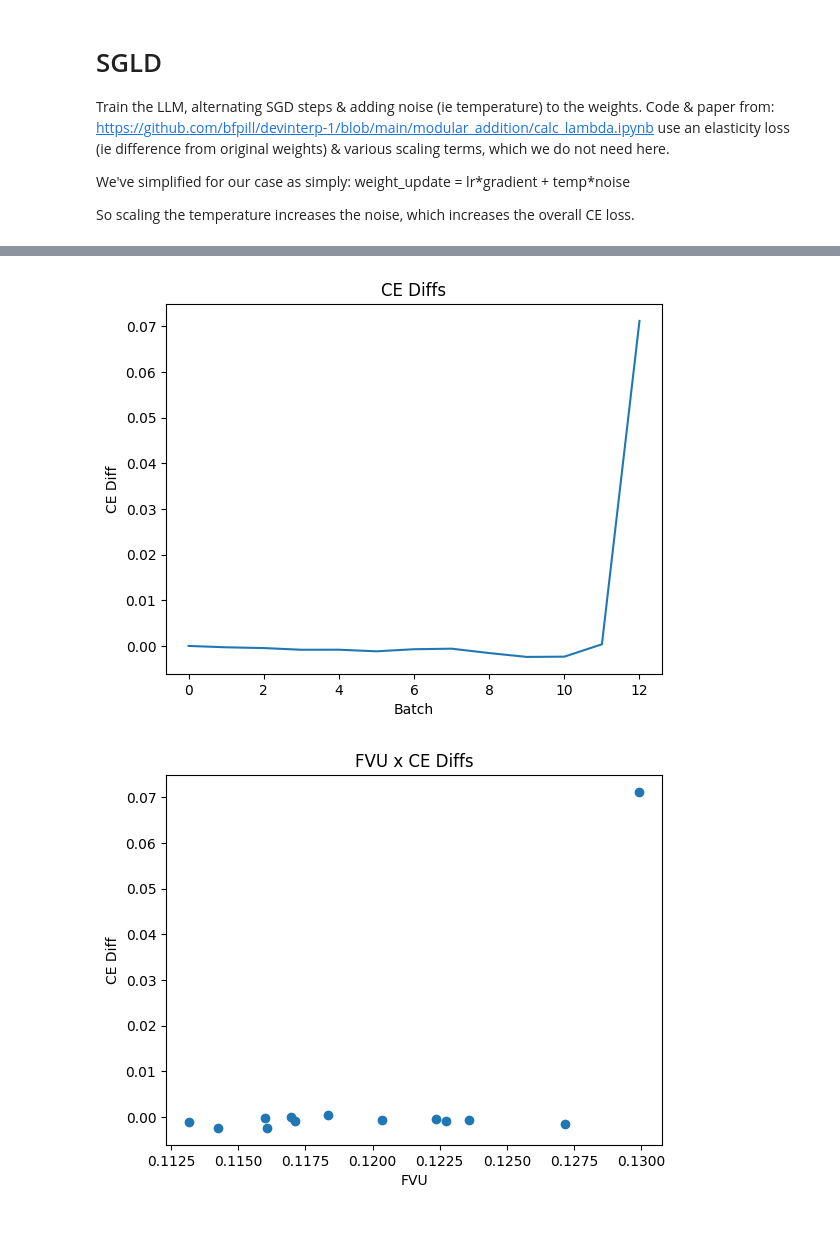
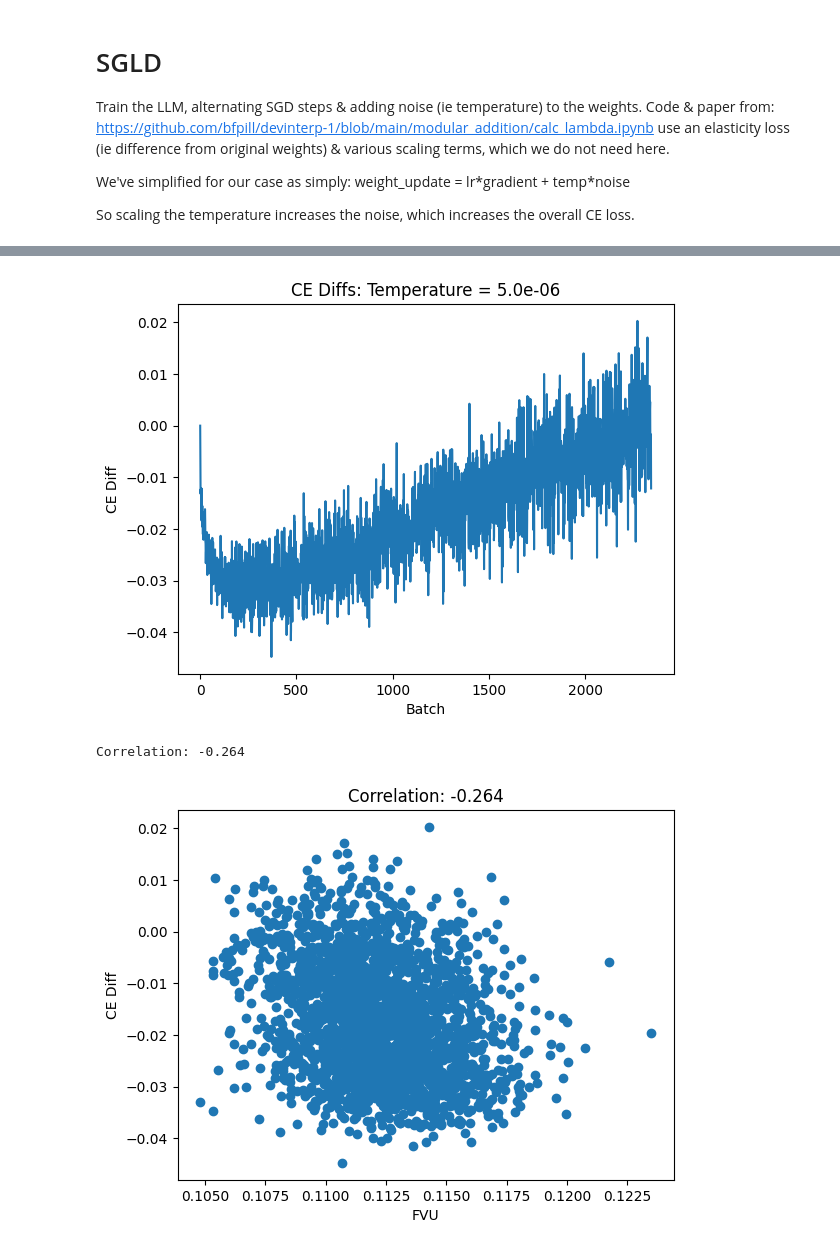
Before and after one commit to loganriggs/renormalization_interp, a Jupyter notebook: SGLD.ipynb, the cells around one changed output, grey strips where cells are left out. Drawn from its saved outputs; the diff is of its cells as text; code cells hidden in the pictures.

```diff
--- a/SGLD.ipynb
+++ b/SGLD.ipynb
@@ -15,9 +15,8 @@ tokenizer = AutoTokenizer.from_pretrained(model_name)
 tokenizer.add_bos_token = True
 # batch_size = 512
 # batch_size = 32
-batch_size =32
+batch_size = 64
 max_length = 128
-learning_rate = 1e-3
 
 # Handle datasets, activation layers, etc. for GPT2 vs SmolLM
 if(model_name == "gpt2"):
@@ -26,16 +25,17 @@ if(model_name == "gpt2"):
 else:
     target_layer = "model.layers.18"
     d_name = "cosmopedia-v2"
-debug = True
+debug = False
 if(debug):
     if(model_name == "gpt2"):
         dataset_name = "Elriggs/openwebtext-100k"
     else:
         dataset_name = "HuggingFaceTB/smollm-corpus"
-    # num_datapoints = 1_000_000
+    num_datapoints = 1_000_000
+    # num_datapoints = 400_000
     # num_datapoints = 20_000
     # num_datapoints = 15_000
-    num_datapoints = 2_000
+    # num_datapoints = 2_000
     total_batches = num_datapoints // batch_size
     print(f"total amount of tokens in dataset: {num_datapoints * max_length / 1e6}M")
 else:
@@ -45,7 +45,7 @@ else:
         total_batches = 888_000 // batch_size
     else:
         dataset_name = "HuggingFaceTB/smollm-corpus"
-        num_datapoints = 2_000_000
+        num_datapoints = 3_000_000
         total_batches = num_datapoints // batch_size
         print(f"total amount of tokens in dataset: {num_datapoints * max_length / 1e6}M")
 
@@ -339,18 +362,27 @@ Restarting Adam optimizer
 # %%
 # We basically want to plot the CE-diff over the batches
 import matplotlib.pyplot as plt
+plot_dir = "plots"
+os.makedirs(plot_dir, exist_ok=True)
 # fvus, all_ce_diffs, ce_loss
 plt.plot(all_ce_diffs)
 plt.ylabel("CE Diff")
 plt.xlabel("Batch")
-plt.title("CE Diffs")
+plt.title(f"CE Diffs: Temperature = {temperature:.1e}")
+# save the plot
+plt.savefig(f"{plot_dir}/CE_diffs_temp={temperature:.1e}.png")
 plt.show()
-
+# Expicitely calculate correlation
+correlation = np.corrcoef(fvus, all_ce_diffs)[0, 1]
+print(f"Correlation: {correlation:.3f}")
 plt.scatter(fvus, all_ce_diffs)
 plt.ylabel("CE Diff")
 plt.xlabel("FVU")
-plt.title("FVU x CE Diffs")
+plt.title(f"Correlation: {correlation:.3f}")
+# save the plot
+plt.savefig(f"{plot_dir}/FVU_CE_diffs_temp={temperature:.1e}.png")
 plt.show()
 # %% [output]
-[figure, old version]
+[figure, new version]
+Correlation: -0.264
-[figure, old version]
+[figure, new version]
```
Also changed, not shown: parts of 2 cells of this notebook, 1 other file.
